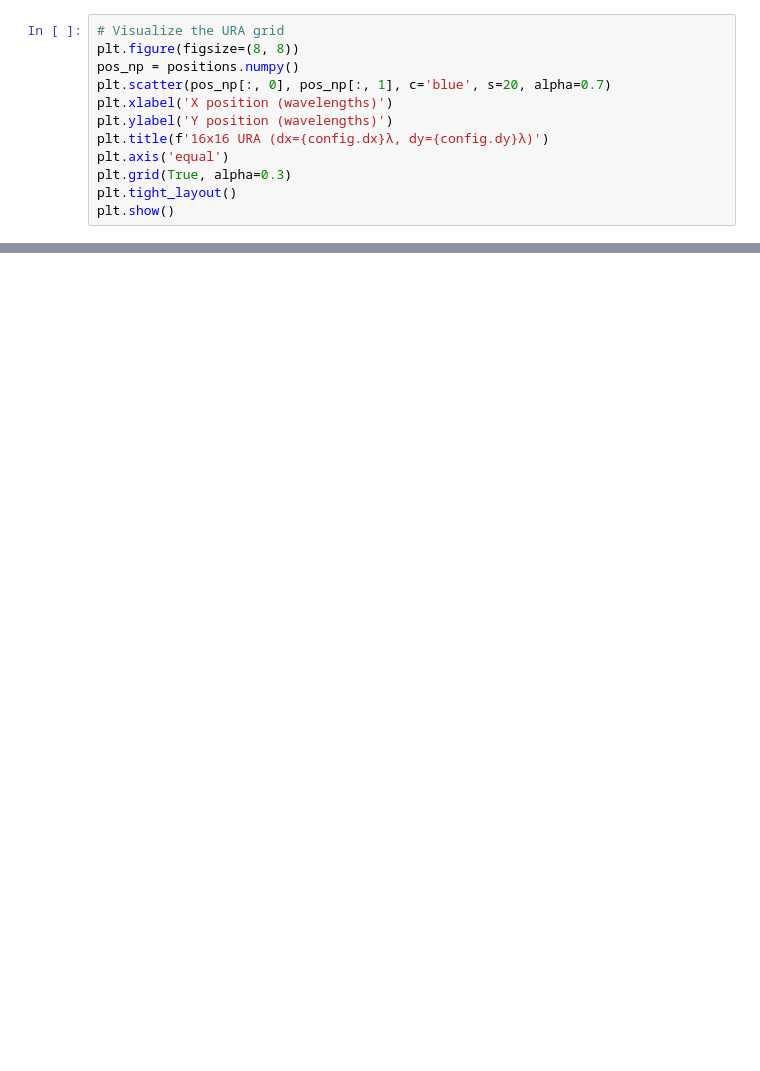
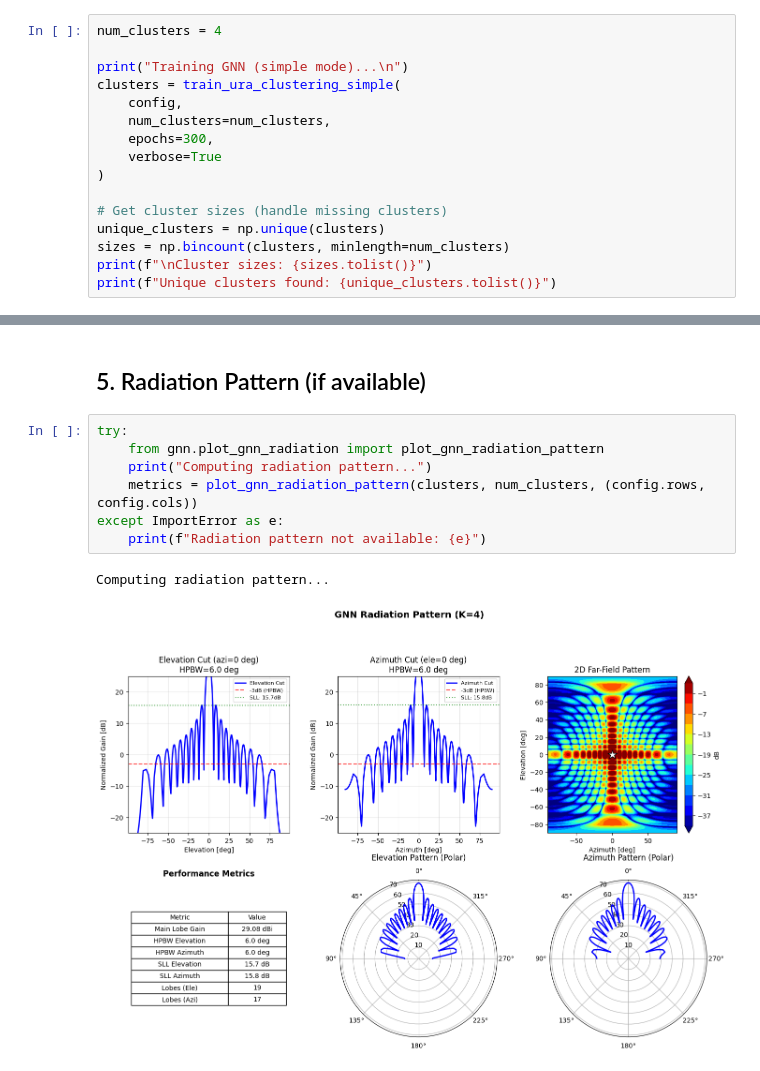
Before and after one commit to mindPazi/antenna-clustering, a Jupyter notebook: irregular/gnn/gnn.ipynb, the cells around one changed output, grey strips where cells are left out. Cells and saved outputs as stored; diff of their text form; blank space fills up the shorter version.

```diff
--- a/irregular/gnn/gnn.ipynb
+++ b/irregular/gnn/gnn.ipynb
@@ -62,13 +42,17 @@ Edge features shape: torch.Size([1860, 3])  (dm, dn, distance)
 # %%
-# Visualize the URA grid
-plt.figure(figsize=(8, 8))
-pos_np = positions.numpy()
-plt.scatter(pos_np[:, 0], pos_np[:, 1], c='blue', s=20, alpha=0.7)
-plt.xlabel('X position (wavelengths)')
-plt.ylabel('Y position (wavelengths)')
-plt.title(f'16x16 URA (dx={config.dx}λ, dy={config.dy}λ)')
-plt.axis('equal')
-plt.grid(True, alpha=0.3)
-plt.tight_layout()
-plt.show()
+num_clusters = 4
+
+print("Training GNN (simple mode)...\n")
+clusters = train_ura_clustering_simple(
+    config,
+    num_clusters=num_clusters,
+    epochs=300,
+    verbose=True
+)
+
+# Get cluster sizes (handle missing clusters)
+unique_clusters = np.unique(clusters)
+sizes = np.bincount(clusters, minlength=num_clusters)
+print(f"\nCluster sizes: {sizes.tolist()}")
+print(f"Unique clusters found: {unique_clusters.tolist()}")
 # %% [output]
@@ -365,0 +180,12 @@ plot_lobe_analysis(
+# %% [markdown]
+## 5. Radiation Pattern (if available)
+# %%
+try:
+    from gnn.plot_gnn_radiation import plot_gnn_radiation_pattern
+    print("Computing radiation pattern...")
+    metrics = plot_gnn_radiation_pattern(clusters, num_clusters, (config.rows, config.cols))
+except ImportError as e:
+    print(f"Radiation pattern not available: {e}")
+# %% [output]
+Computing radiation pattern...
+[figure, added]
```
Also changed, not shown: parts of 19 cells of this notebook, 6 other files.
